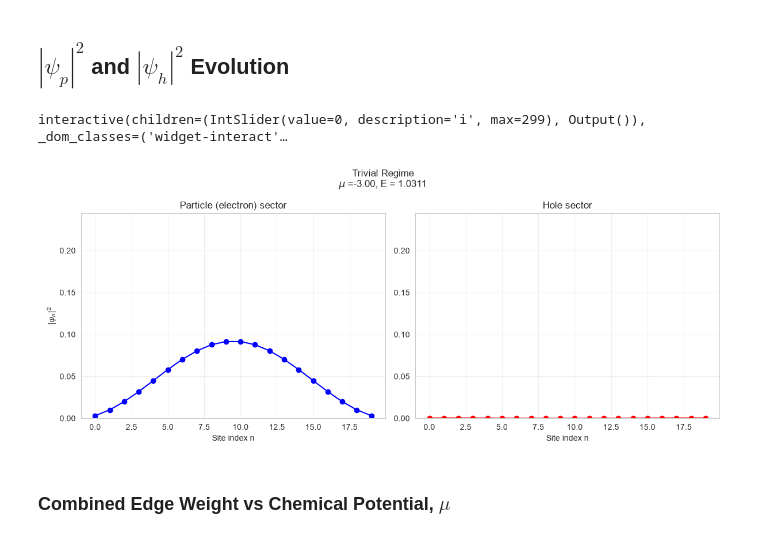
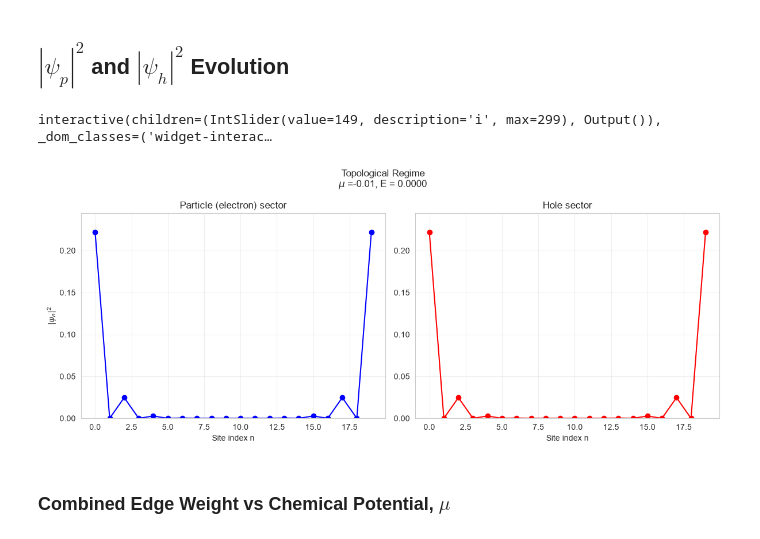
Before and after one commit to k-mcneillie/pinn-1d-kitaev-chain, a Jupyter notebook: notebooks/1d-kitaev-analytical.ipynb, the cells around one changed output. Cells and saved outputs as stored; diff of their text form; code cells hidden in the pictures.

Commit message:
refactor: clean up and set figure to show localised MBS!

```diff
--- a/notebooks/1d-kitaev-analytical.ipynb
+++ b/notebooks/1d-kitaev-analytical.ipynb
@@ -218,37 +211,38 @@ fig, axes = plt.subplots(1, 2, figsize=(12,5))
 ax_p, ax_h = axes
 
 def plot_probability_densities(i: int):
+
     ax_p.cla()
     ax_h.cla()
 
     ax_p.plot(sites, particle_prob[i], marker='o', color='blue')
     ax_p.set_title('Particle (electron) sector')
     ax_h.plot(sites, hole_prob[i], marker='o', color='red')
     ax_h.set_title('Hole sector')
 
     ymax = max(particle_prob.max(), hole_prob.max()) * 1.1
     for ax in (ax_p, ax_h):
         ax.set_xlabel('Site index n')
         ax.set_ylim(0, ymax)
         ax.grid(alpha=0.3)
 
     ax_p.set_ylabel(r'$|\psi_n|^2$')
 
     fig.suptitle(r'$\mu$ =' + f'{mu_array[i]:.2f}, E = {E[i]:.4f}')
     if abs(mu_array[i]) < 2 * t:
         fig.suptitle("Topological Regime\n"+r'$\mu$ =' + f'{mu_array[i]:.2f}, E = {E[i]:.4f}')
     else:
         fig.suptitle("Trivial Regime\n"+r'$\mu$ =' + f'{mu_array[i]:.2f}, E = {E[i]:.4f}')
     fig.tight_layout()
     fig.canvas.draw_idle()
 
 interact(
     plot_probability_densities,
-    i=IntSlider(min=0, max=len(mu_array)-1, step=1, value=0, description='i'),
+    i=IntSlider(min=0, max=len(mu_array)-1, step=1, value=149, description='i'),
 );
 # %% [output]
-interactive(children=(IntSlider(value=0, description='i', max=299), Output()), _dom_classes=('widget-interact'…
+interactive(children=(IntSlider(value=149, description='i', max=299), Output()), _dom_classes=('widget-interac…
-[figure, old version]
+[figure, new version]
 # %% [markdown]
 ### Combined Edge Weight vs Chemical Potential, $\mu$
 # %%
```
Also changed, not shown: parts of 4 cells of this notebook.
